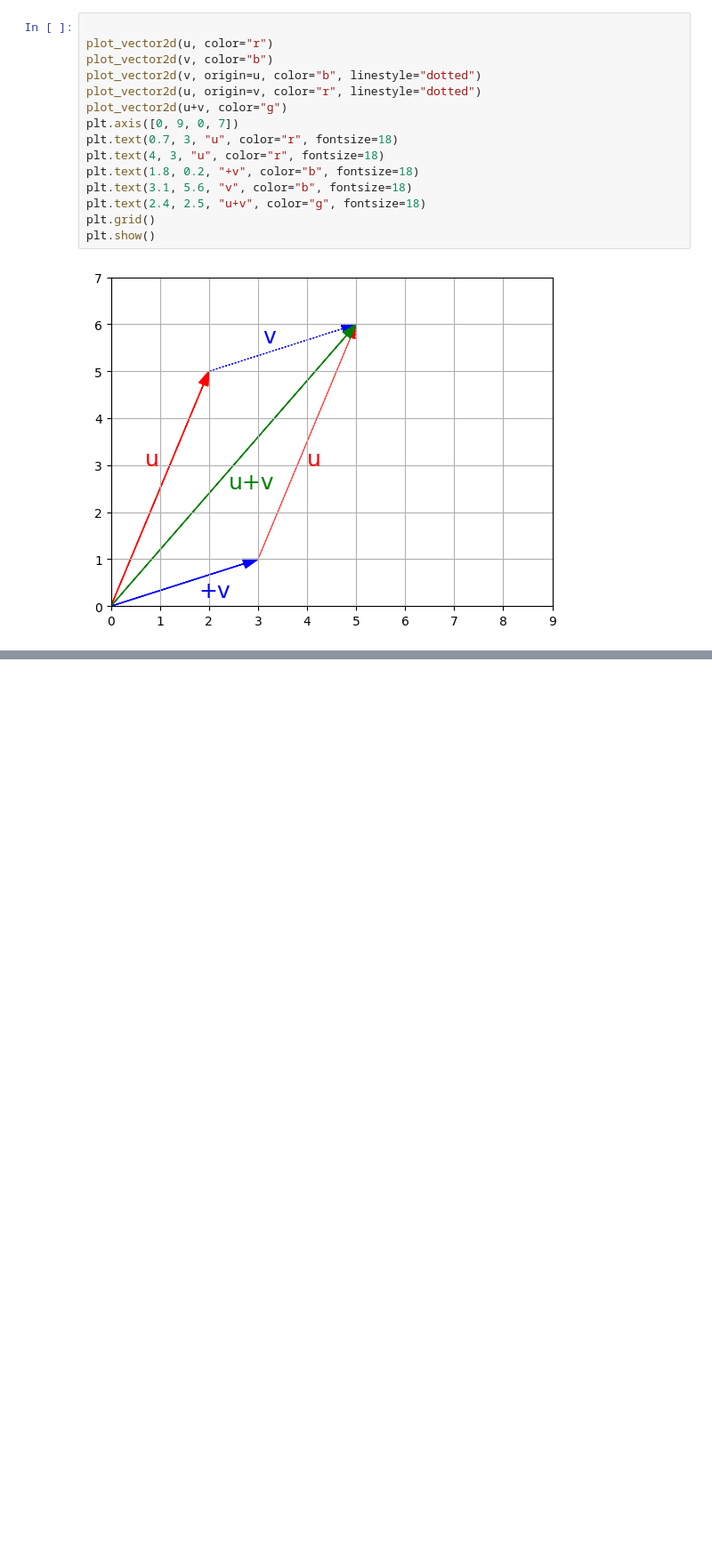
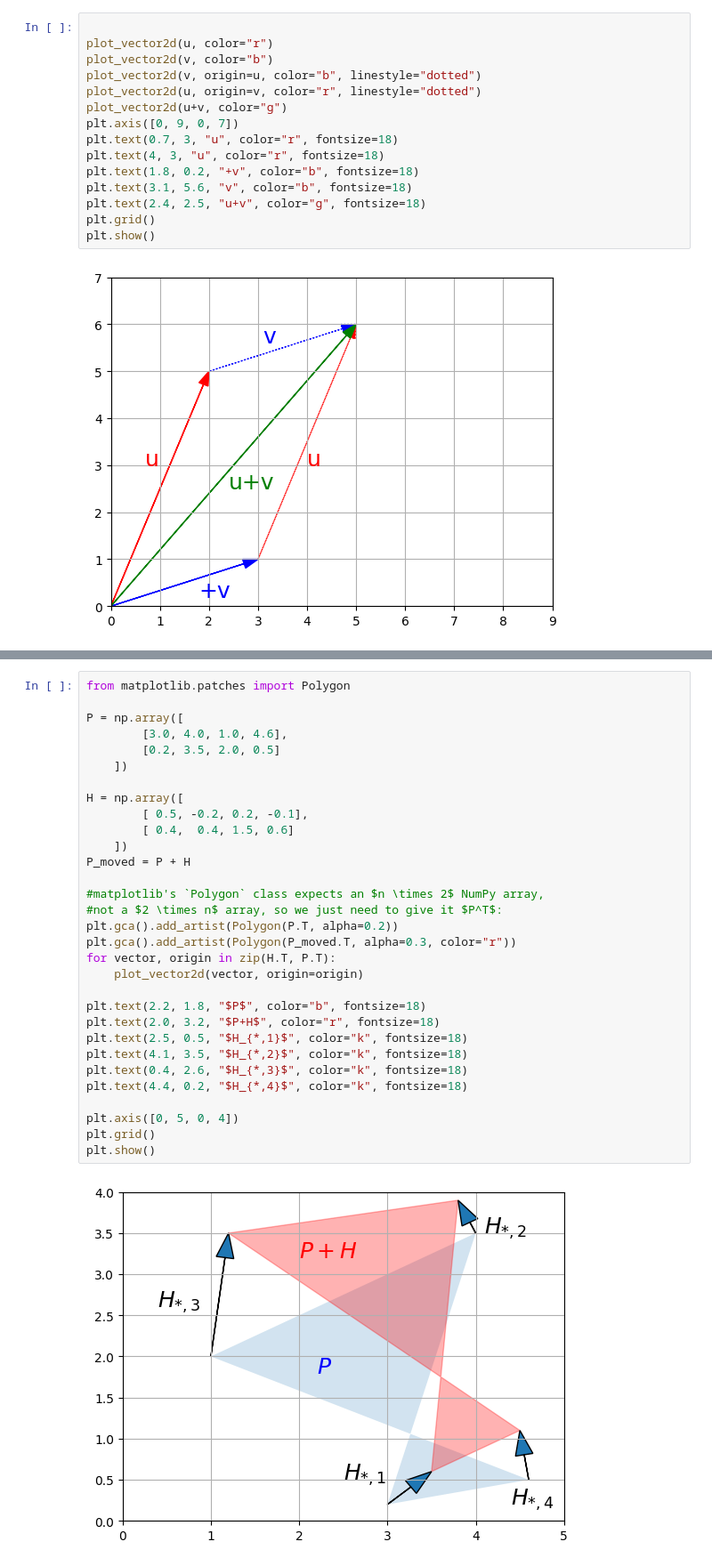
Before and after one commit to risabniranjan/Data-Science, a Jupyter notebook: linear_algebra.ipynb, the cells around one changed output, grey strips where cells are left out. Shown at 89% size. Saved outputs shown, nothing was run; the diff lists cells and outputs as text; blank space fills up the shorter version.

```diff
--- a/linear_algebra.ipynb
+++ b/linear_algebra.ipynb
@@ -185,0 +208,33 @@ plt.show()
+# %%
+from matplotlib.patches import Polygon
+
+P = np.array([
+        [3.0, 4.0, 1.0, 4.6],
+        [0.2, 3.5, 2.0, 0.5]
+    ])
+
+H = np.array([
+        [ 0.5, -0.2, 0.2, -0.1],
+        [ 0.4,  0.4, 1.5, 0.6]
+    ])
+P_moved = P + H
+
+#matplotlib's `Polygon` class expects an $n \times 2$ NumPy array,
+#not a $2 \times n$ array, so we just need to give it $P^T$:
+plt.gca().add_artist(Polygon(P.T, alpha=0.2))
+plt.gca().add_artist(Polygon(P_moved.T, alpha=0.3, color="r"))
+for vector, origin in zip(H.T, P.T):
+    plot_vector2d(vector, origin=origin)
+
+plt.text(2.2, 1.8, "$P$", color="b", fontsize=18)
+plt.text(2.0, 3.2, "$P+H$", color="r", fontsize=18)
+plt.text(2.5, 0.5, "$H_{*,1}$", color="k", fontsize=18)
+plt.text(4.1, 3.5, "$H_{*,2}$", color="k", fontsize=18)
+plt.text(0.4, 2.6, "$H_{*,3}$", color="k", fontsize=18)
+plt.text(4.4, 0.2, "$H_{*,4}$", color="k", fontsize=18)
+
+plt.axis([0, 5, 0, 4])
+plt.grid()
+plt.show()
+# %% [output]
+[figure, added]
```
Also changed, not shown: parts of 18 cells of this notebook.
